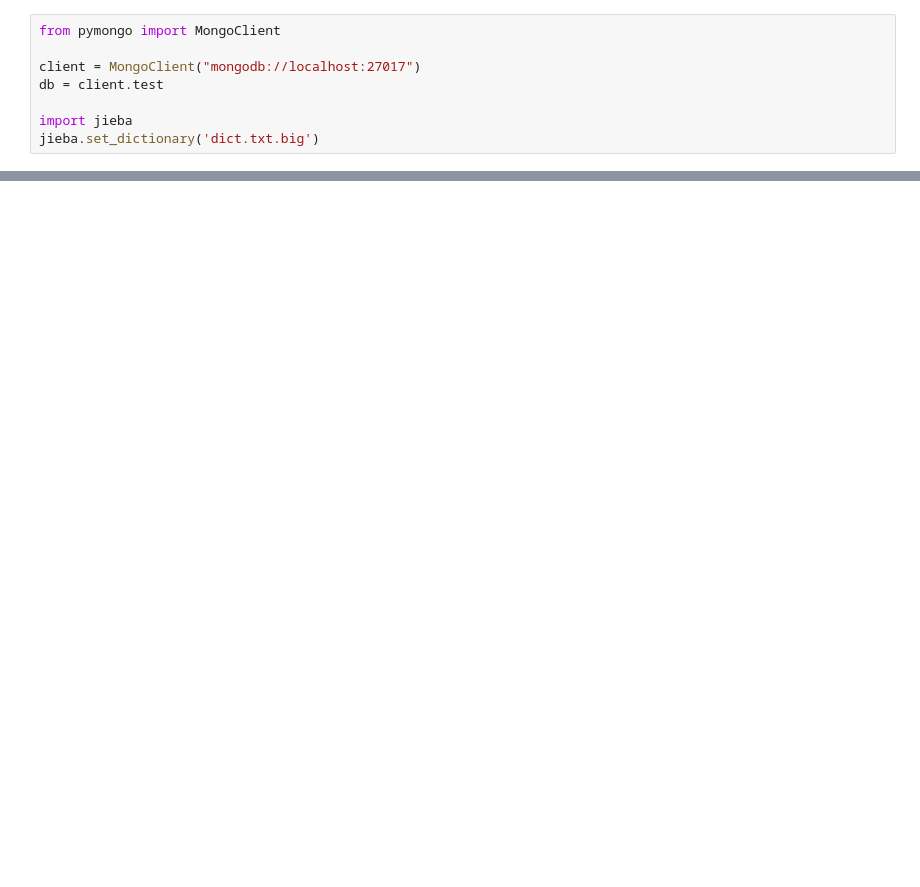
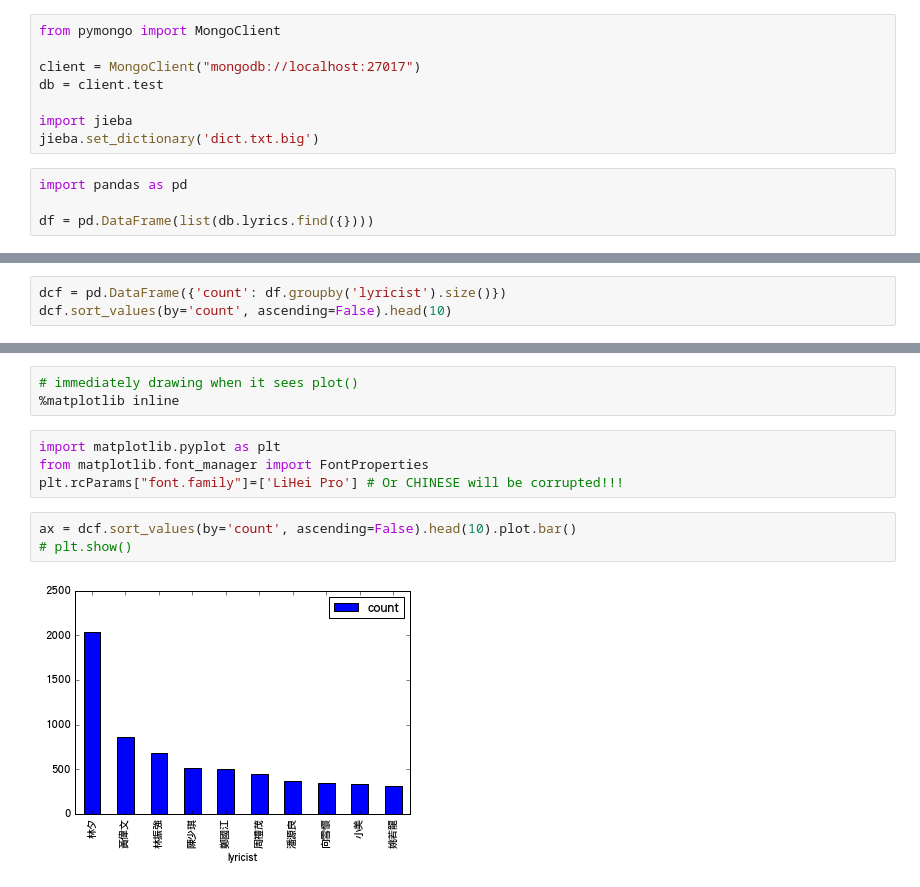
Before and after one commit to KentHan/Chinese_lyrics_analysis, a Jupyter notebook: Chinese_lyrics_analysis.ipynb, the cells around one changed output, grey strips where cells are left out. Drawn from its saved outputs; the diff is of its cells as text; blank space fills up the shorter version.

```diff
--- a/Chinese_lyrics_analysis.ipynb
+++ b/Chinese_lyrics_analysis.ipynb
@@ -6,3 +6,7 @@ db = client.test
 
 import jieba
 jieba.set_dictionary('dict.txt.big')
+# %%
+import pandas as pd
+
+df = pd.DataFrame(list(db.lyrics.find({})))
@@ -8,0 +23,3 @@ jieba.set_dictionary('dict.txt.big')
+# %%
+dcf = pd.DataFrame({'count': df.groupby('lyricist').size()})
+dcf.sort_values(by='count', ascending=False).head(10)
@@ -9 +39,13 @@ jieba.set_dictionary('dict.txt.big')
+# %%
+# immediately drawing when it sees plot()
+%matplotlib inline
+# %%
+import matplotlib.pyplot as plt
+from matplotlib.font_manager import FontProperties
+plt.rcParams["font.family"]=['LiHei Pro'] # Or CHINESE will be corrupted!!!
+# %%
+ax = dcf.sort_values(by='count', ascending=False).head(10).plot.bar()
+# plt.show()
+# %% [output]
+[figure, added]
 # %%
```
Also changed, not shown: parts of 10 cells of this notebook, 1 other file.
